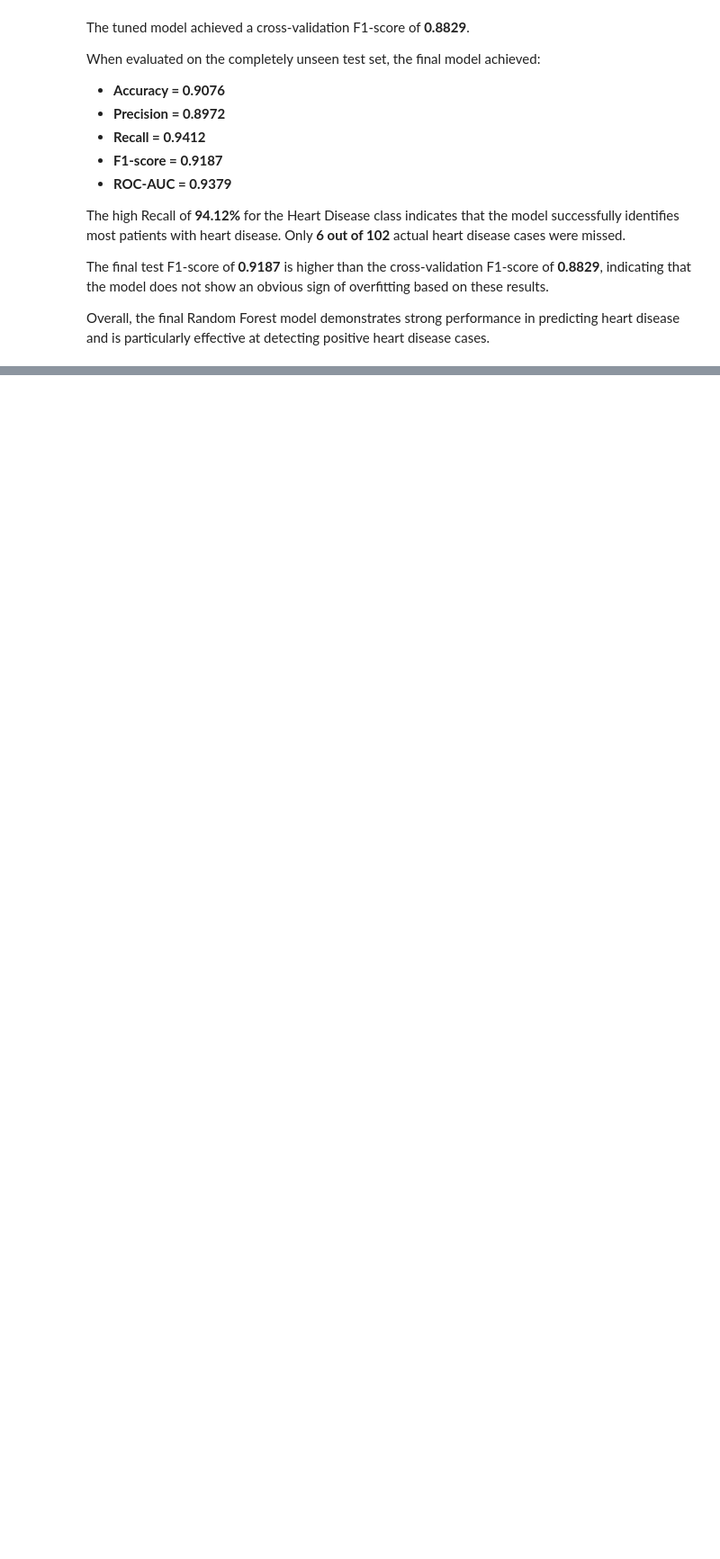
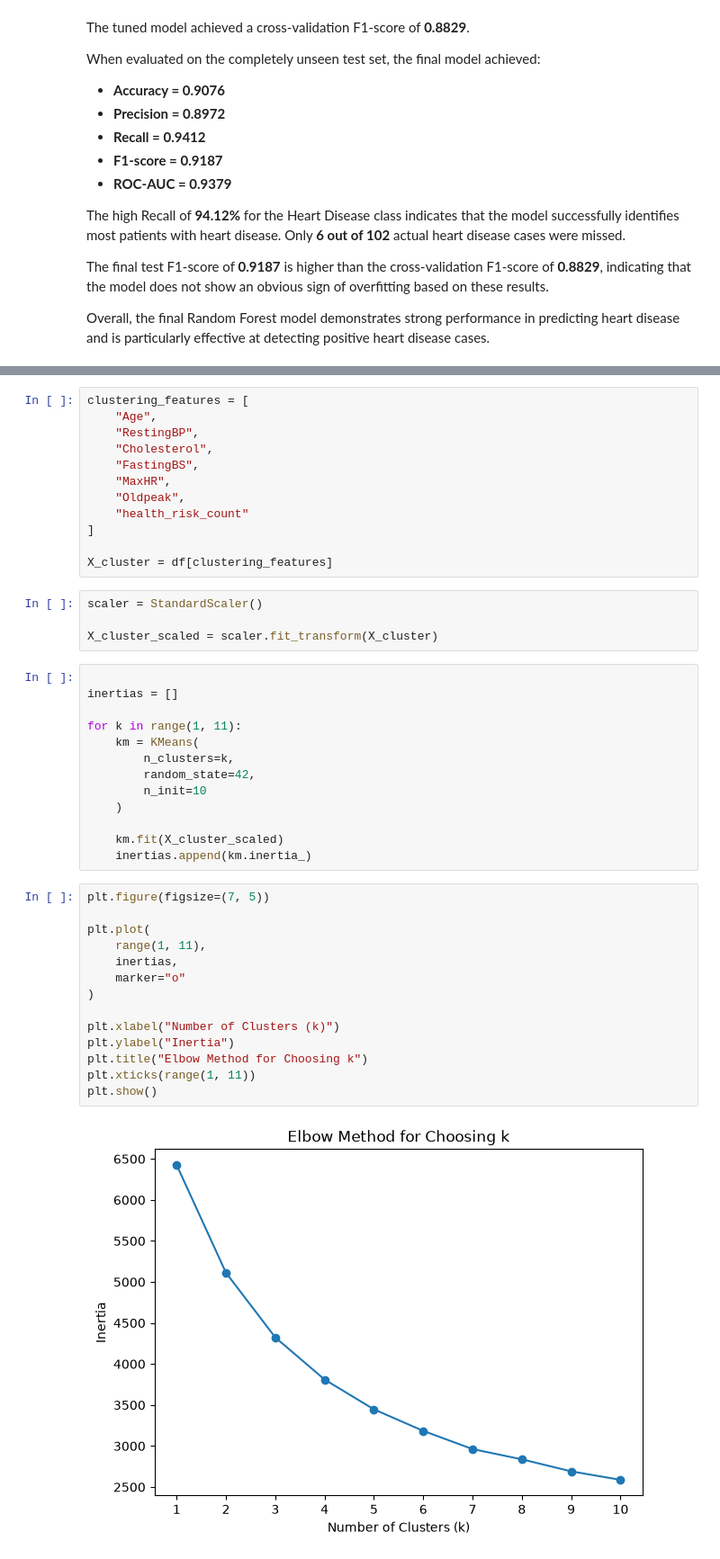
Before and after one commit to ghayda577/AI-ML-Training, a Jupyter notebook: Projects/First-Full-Project/notebooks/project.ipynb, the cells around one changed output, grey strips where cells are left out. Shown at 90% size. Drawn from its saved outputs; the diff is of its cells as text; blank space fills up the shorter version.

Commit message:
ADD KMEANS

```diff
--- a/Projects/First-Full-Project/notebooks/project.ipynb
+++ b/Projects/First-Full-Project/notebooks/project.ipynb
@@ -1856,0 +1867,45 @@ Overall, the final Random Forest model demonstrates strong performance in predic
+# %%
+clustering_features = [
+    "Age",
+    "RestingBP",
+    "Cholesterol",
+    "FastingBS",
+    "MaxHR",
+    "Oldpeak",
+    "health_risk_count"
+]
+
+X_cluster = df[clustering_features]
+# %%
+scaler = StandardScaler()
+
+X_cluster_scaled = scaler.fit_transform(X_cluster)
+# %%
+
+inertias = []
+
+for k in range(1, 11):
+    km = KMeans(
+        n_clusters=k,
+        random_state=42,
+        n_init=10
+    )
+
+    km.fit(X_cluster_scaled)
+    inertias.append(km.inertia_)
+# %%
+plt.figure(figsize=(7, 5))
+
+plt.plot(
+    range(1, 11),
+    inertias,
+    marker="o"
+)
+
+plt.xlabel("Number of Clusters (k)")
+plt.ylabel("Inertia")
+plt.title("Elbow Method for Choosing k")
+plt.xticks(range(1, 11))
+plt.show()
+# %% [output]
+[figure, added]
```
Also changed, not shown: parts of 11 cells of this notebook.
